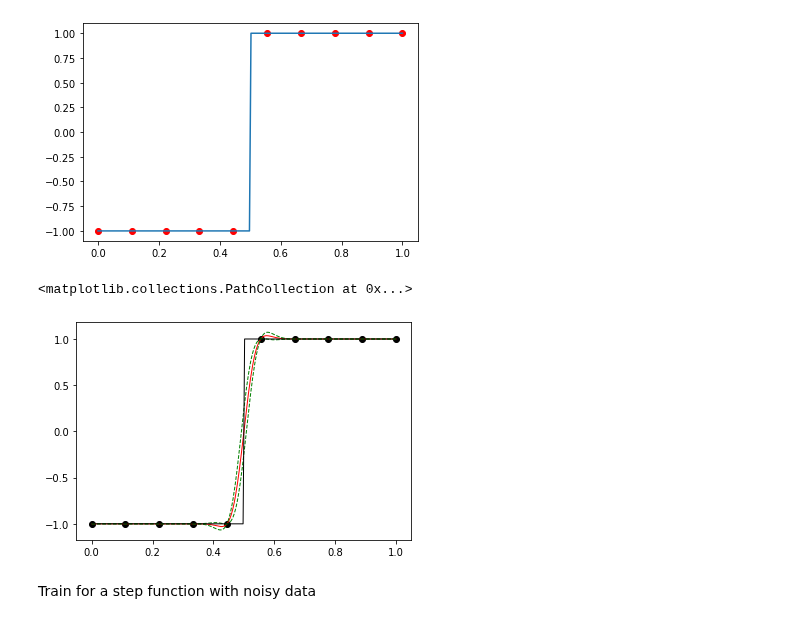
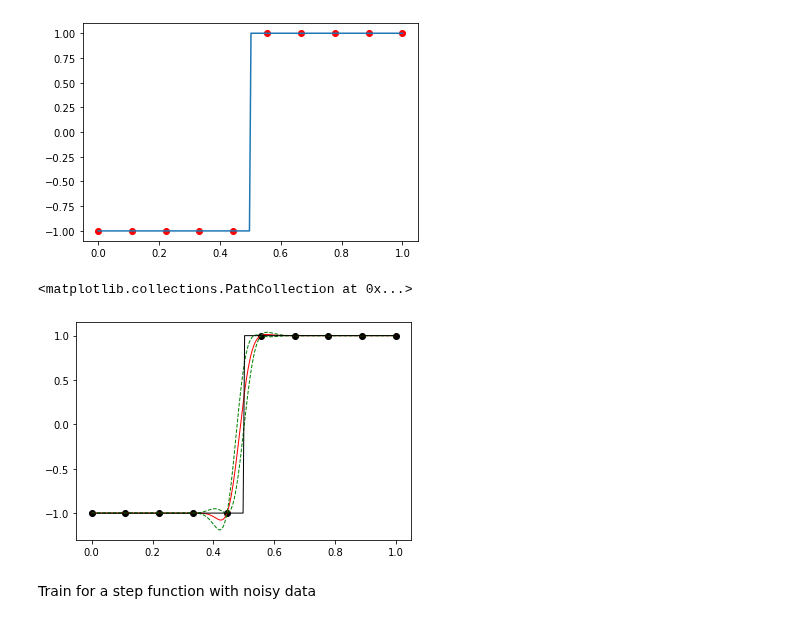
Before and after one commit to mingdeyu/DGP, a Jupyter notebook: synthetic_examples/step_fct.ipynb, the cells around one changed output. Drawn from its saved outputs; the diff is of its cells as text; code cells hidden in the pictures.

```diff
--- a/synthetic_examples/step_fct.ipynb
+++ b/synthetic_examples/step_fct.ipynb
@@ -37,17 +37,17 @@ z=np.linspace(0,1,300)[:,None].reshape(-1,1)
 mu,var=emu.predict(z, N=50, method='mean_var')
 # %%
 #Draw the predictions
-s=np.sqrt(var.T)
-u=mu.T+2*s
-l=mu.T-2*s
-p=plt.plot(z,mu.T,color='r',alpha=1,lw=1)
+s=np.sqrt(var)
+u=mu+2*s
+l=mu-2*s
+p=plt.plot(z,mu,color='r',alpha=1,lw=1)
 p1=plt.plot(z,u,'--',color='g',lw=1)
 p1=plt.plot(z,l,'--',color='g',lw=1)
 plt.plot(Xt,Yt,color='black',lw=1)
 plt.scatter(X,Y,color='black')
 # %% [output]
 <matplotlib.collections.PathCollection at 0x...>
-[figure, old version]
+[figure, new version]
 # %% [markdown]
 Train for a step function with noisy data
 # %%
```
Also changed, not shown: parts of 2 cells of this notebook, 5 other files.
